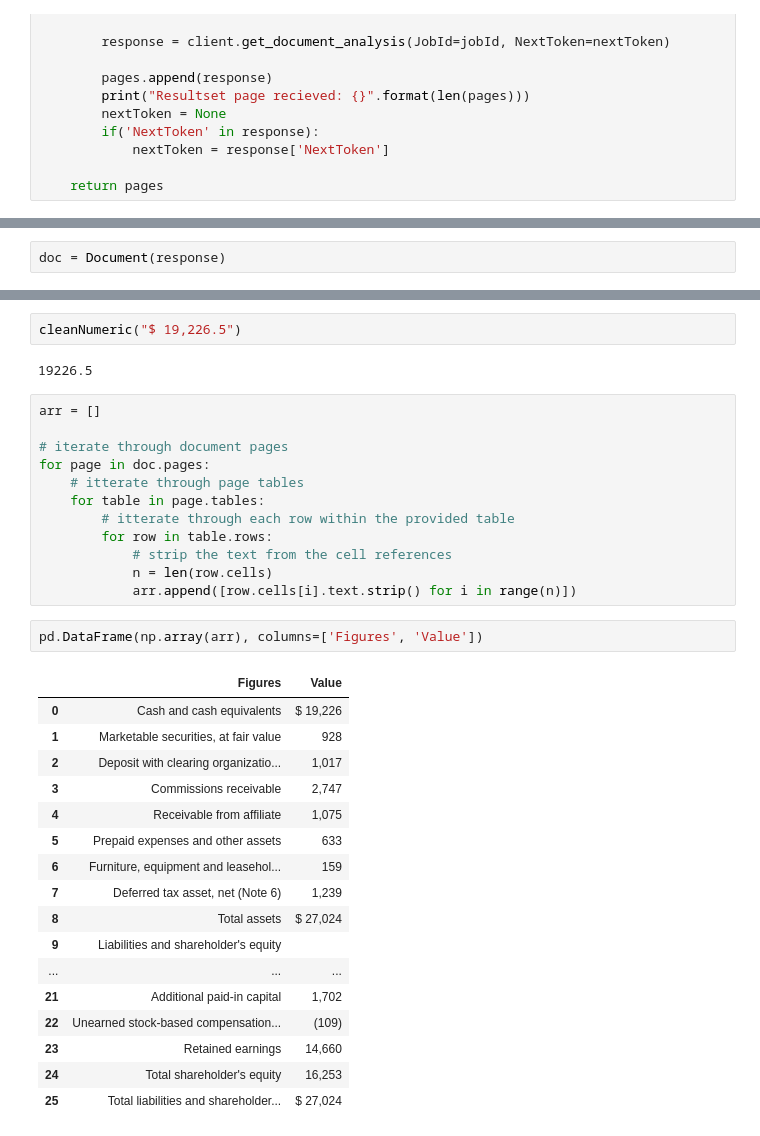
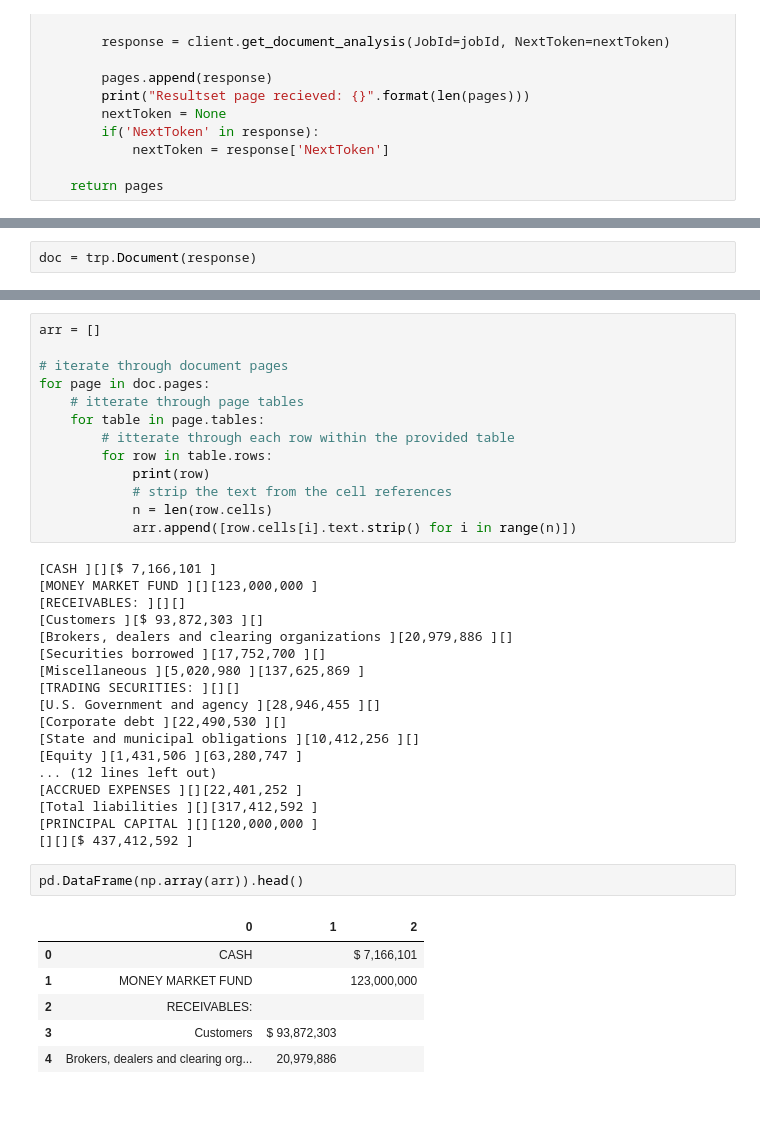
Before and after one commit to fernando-duarte/X17A5, a Jupyter notebook: SEC_Textract.ipynb, the cells around one changed output, grey strips where cells are left out. Cells and saved outputs as stored; diff of their text form; blank space fills up the shorter version.

```diff
--- a/SEC_Textract.ipynb
+++ b/SEC_Textract.ipynb
@@ -172,2 +155,2 @@ Resultset page recieved: 1
 # %%
-doc = Document(response)
+doc = trp.Document(response)
@@ -194,9 +251,5 @@ def cleanNumeric(value:str) -> float:
 
     return float(arr)
-# %%
-cleanNumeric("$ 19,226.5")
-# %% [output]
-19226.5
 # %%
 arr = []
 
@@ -206,26 +259,34 @@ for page in doc.pages:
     for table in page.tables:
         # itterate through each row within the provided table
         for row in table.rows:
+            print(row)
             # strip the text from the cell references
             n = len(row.cells)
             arr.append([row.cells[i].text.strip() for i in range(n)])
+# %% [output]
+[CASH ][][$ 7,166,101 ]
+[MONEY MARKET FUND ][][123,000,000 ]
+[RECEIVABLES: ][][]
+[Customers ][$ 93,872,303 ][]
+[Brokers, dealers and clearing organizations ][20,979,886 ][]
+[Securities borrowed ][17,752,700 ][]
+[Miscellaneous ][5,020,980 ][137,625,869 ]
+[TRADING SECURITIES: ][][]
+[U.S. Government and agency ][28,946,455 ][]
+[Corporate debt ][22,490,530 ][]
+[State and municipal obligations ][10,412,256 ][]
+[Equity ][1,431,506 ][63,280,747 ]
+... (12 lines left out)
+[ACCRUED EXPENSES ][][22,401,252 ]
+[Total liabilities ][][317,412,592 ]
+[PRINCIPAL CAPITAL ][][120,000,000 ]
+[][][$ 437,412,592 ]
 # %%
-pd.DataFrame(np.array(arr), columns=['Figures', 'Value'])
+pd.DataFrame(np.array(arr)).head()
 # %% [output]
-|  | Figures | Value |
-| 0 | Cash and cash equivalents | $ 19,226 |
-| 1 | Marketable securities, at fair value | 928 |
-| 2 | Deposit with clearing organizatio... | 1,017 |
-| 3 | Commissions receivable | 2,747 |
-| 4 | Receivable from affiliate | 1,075 |
-| 5 | Prepaid expenses and other assets | 633 |
-| 6 | Furniture, equipment and leasehol... | 159 |
-| 7 | Deferred tax asset, net (Note 6) | 1,239 |
-| 8 | Total assets | $ 27,024 |
-| 9 | Liabilities and shareholder's equity |  |
-| ... | ... | ... |
-| 21 | Additional paid-in capital | 1,702 |
-| 22 | Unearned stock-based compensation... | (109) |
-| 23 | Retained earnings | 14,660 |
-| 24 | Total shareholder's equity | 16,253 |
-| 25 | Total liabilities and shareholder... | $ 27,024 |
+|  | 0 | 1 | 2 |
+| 0 | CASH |  | $ 7,166,101 |
+| 1 | MONEY MARKET FUND |  | 123,000,000 |
+| 2 | RECEIVABLES: |  |  |
+| 3 | Customers | $ 93,872,303 |  |
+| 4 | Brokers, dealers and clearing org... | 20,979,886 |  |
```
Also changed, not shown: parts of 14 cells of this notebook, 1 other file.
